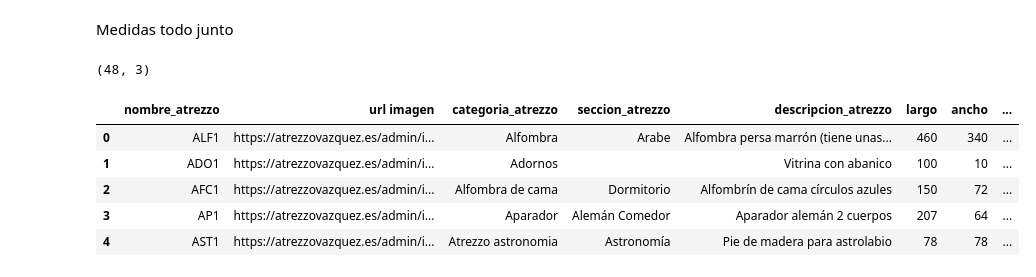
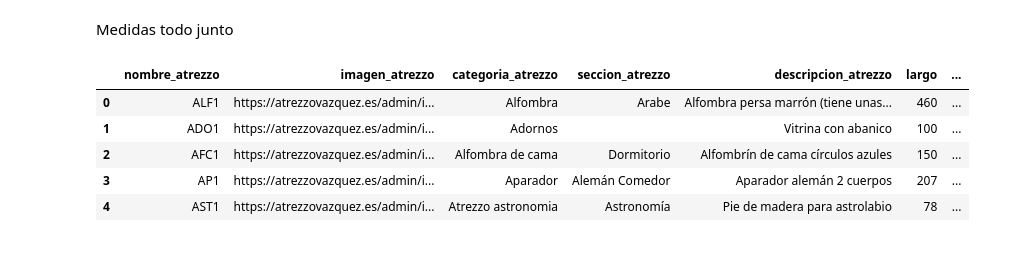
Before and after one commit to jgilsu11/laboratorio-modulo3-leccion02-beautiful-soup, a Jupyter notebook: laboratorio-modulo3-leccion02-beautiful-soup.ipynb, the cells around one changed output. Saved outputs shown, nothing was run; the diff lists cells and outputs as text; code cells hidden in the pictures.

```diff
--- a/laboratorio-modulo3-leccion02-beautiful-soup.ipynb
+++ b/laboratorio-modulo3-leccion02-beautiful-soup.ipynb
@@ -193,15 +153,0 @@ lista_nueva
-# %%
-lista_box= sopa_atrezzo1.find_all("div", class_ = "product-image" )
-for box in lista_box:
-    lista_nueva= box.find("img")
-    imagen_at = []
-    for imagen in lista_nueva:
-        imagen_at.append(imagen.get("src"))
-
-
-imagen_at
-
-
-# df_img_atrezzo.drop( [0,1] ,axis= 0, inplace= True)
-# df_img_atrezzo.drop( "index" ,axis= 1, inplace= True)
-# df_img_atrezzo.head().reset_index()
@@ -232,6 +156,5 @@ admin/img_prod/ASP1/ASP1-720x540.png
 # %%
+#GON
 lista_box= sopa_atrezzo1.find_all("div", class_ = "product-image" )
-list_imagenes = [imegen.find("img").get("src") for imegen in lista_box]
-df_de_cosas = pd.DataFrame(list_imagenes,columns = ["imagen"])
-df_de_cosas["nombre"] = df_de_cosas["imagen"].apply(lambda x: x.split("/")[2])
-df_de_cosas
+imagenes_atrezo = [f"https://atrezzovazquez.es/{imagen.contents[0].get('src')}" for imagen in lista_box]
+df_de_imagen = pd.DataFrame(imagenes_atrezo,columns=["imagen"])
@@ -358,9 +218,7 @@ df_dim_atrezzo = df_dim_atrezzo["descripcion_atrezzo"].str.split("x",expand=True
 df_dim_atrezzo.columns = ["largo","ancho","alto"]
 df_dim_atrezzo = df_dim_atrezzo.applymap(lambda x: x.replace("\n","").replace("(cm)","")).astype(int)
 df_dim_atrezzo.shape
-# df_dim_atrezzo.dtypes
+df_dim_atrezzo.dtypes
-# %% [output]
-(48, 3)
 # %%
 def crear_df_pag(url):
         try:
@@ -379,11 +237,6 @@ def crear_df_pag(url):
             df_nombre_atrezzo= df_nombre_at.copy()
 
             df_nombre_atrezzo["nombre_atrezzo"]= nombre_at
-
-            lista_box= sopa_atrezzo1.find_all("div", class_ = "product-image" )
-            imagenes_atrezo = [f"https://atrezzovazquez.es/{imagen.contents[0].get('src')}" for imagen in lista_box]
-            df_de_imagen = pd.DataFrame(imagenes_atrezo,columns=["url imagen"])
-
 
 
             lista_categoria= sopa_atrezzo1.find_all("a", {"class": "tag"})
@@ -403,39 +256,45 @@ def crear_df_pag(url):
             df_sec_atrezzo["seccion_atrezzo"]= seccion_at
             df_sec_atrezzo = df_sec_atrezzo.applymap(lambda x: x.replace("\n",""))
 
 
             lista_descripcion= sopa_atrezzo1.find_all("div", {"class": "product-slide-entry shift-image"})
             descripcion_at=[descripcion.contents[7].getText() for descripcion in lista_descripcion]
             df_des_at= pd.DataFrame(descripcion_at)
             df_des_at.drop(columns= 0, inplace= True)
             df_des_atrezzo= df_des_at.copy()
             df_des_atrezzo["descripcion_atrezzo"]= descripcion_at
             df_des_atrezzo = df_des_atrezzo.applymap(lambda x: x.replace("\n",""))
 
             lista_dimension= sopa_atrezzo1.find_all("div", {"class": "price"})
             dimension_at=[dimension.getText() for dimension in lista_dimension]
             df_dim_at= pd.DataFrame(dimension_at)
             df_dim_atrezzo= df_dim_at.copy()
             df_dim_atrezzo["descripcion_atrezzo"]= dimension_at
             df_dim_atrezzo = df_dim_atrezzo["descripcion_atrezzo"].str.split("x",expand=True)
             df_dim_atrezzo.columns = ["largo","ancho","alto"]
             df_dim_atrezzo = df_dim_atrezzo.applymap(lambda x: x.replace("\n","").replace("(cm)","")).astype(int)
 
+
+            lista_box= sopa_atrezzo1.find_all("div", class_ = "product-image" )
+            imagenes_atrezo = [f"https://atrezzovazquez.es/{imagen.contents[0].get('src')}" for imagen in lista_box]
+            df_de_imagen = pd.DataFrame(imagenes_atrezo,columns=["imagen_atrezzo"])
+
+
             df_pag_pag =pd.concat([df_pag_pag,df_nombre_atrezzo,df_de_imagen,df_cat_atrezzo,df_sec_atrezzo,df_des_atrezzo,df_dim_atrezzo], axis= 1)
 
             return df_pag_pag
 
         except:
             pass
 
 crear_df_pag("https://atrezzovazquez.es/shop.php?search_type=-1&search_terms=&limit=48&page=1").head()
 # %% [output]
-|  | nombre_atrezzo | url imagen | categoria_atrezzo | seccion_atrezzo | descripcion_atrezzo | largo | ancho | ... |
-| 0 | ALF1 | https://atrezzovazquez.es/admin/i... | Alfombra | Arabe | Alfombra persa marrón (tiene unas... | 460 | 340 | ... |
-| 1 | ADO1 | https://atrezzovazquez.es/admin/i... | Adornos |  | Vitrina con abanico | 100 | 10 | ... |
-| 2 | AFC1 | https://atrezzovazquez.es/admin/i... | Alfombra de cama | Dormitorio | Alfombrín de cama círculos azules | 150 | 72 | ... |
-| 3 | AP1 | https://atrezzovazquez.es/admin/i... | Aparador | Alemán Comedor | Aparador alemán 2 cuerpos | 207 | 64 | ... |
-| 4 | AST1 | https://atrezzovazquez.es/admin/i... | Atrezzo astronomia | Astronomía | Pie de madera para astrolabio | 78 | 78 | ... |
+|  | nombre_atrezzo | imagen_atrezzo | categoria_atrezzo | seccion_atrezzo | descripcion_atrezzo | largo | ... |
+| 0 | ALF1 | https://atrezzovazquez.es/admin/i... | Alfombra | Arabe | Alfombra persa marrón (tiene unas... | 460 | ... |
+| 1 | ADO1 | https://atrezzovazquez.es/admin/i... | Adornos |  | Vitrina con abanico | 100 | ... |
+| 2 | AFC1 | https://atrezzovazquez.es/admin/i... | Alfombra de cama | Dormitorio | Alfombrín de cama círculos azules | 150 | ... |
+| 3 | AP1 | https://atrezzovazquez.es/admin/i... | Aparador | Alemán Comedor | Aparador alemán 2 cuerpos | 207 | ... |
+| 4 | AST1 | https://atrezzovazquez.es/admin/i... | Atrezzo astronomia | Astronomía | Pie de madera para astrolabio | 78 | ... |
 # %%
 
 def creardf_final():
```
Also changed, not shown: parts of 38 cells of this notebook, 1 other file.
